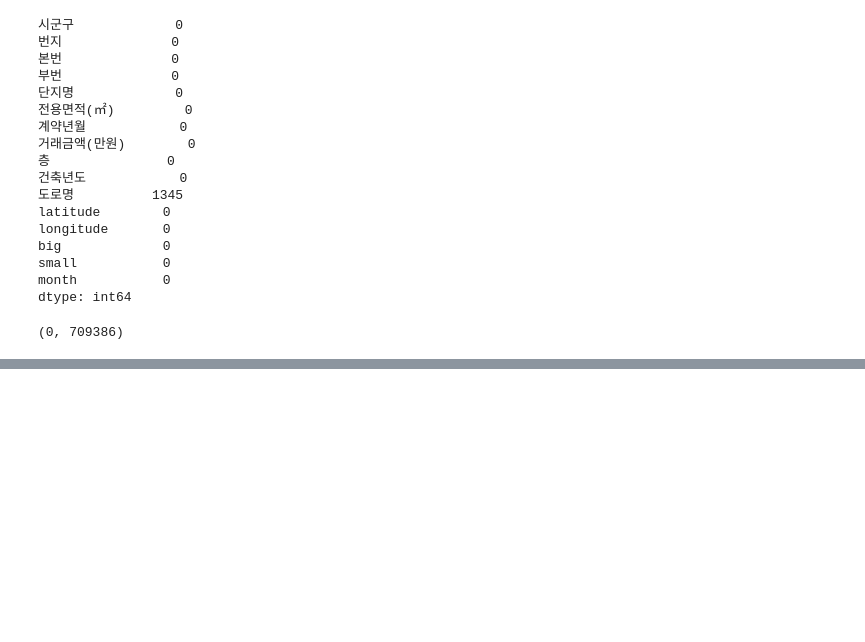
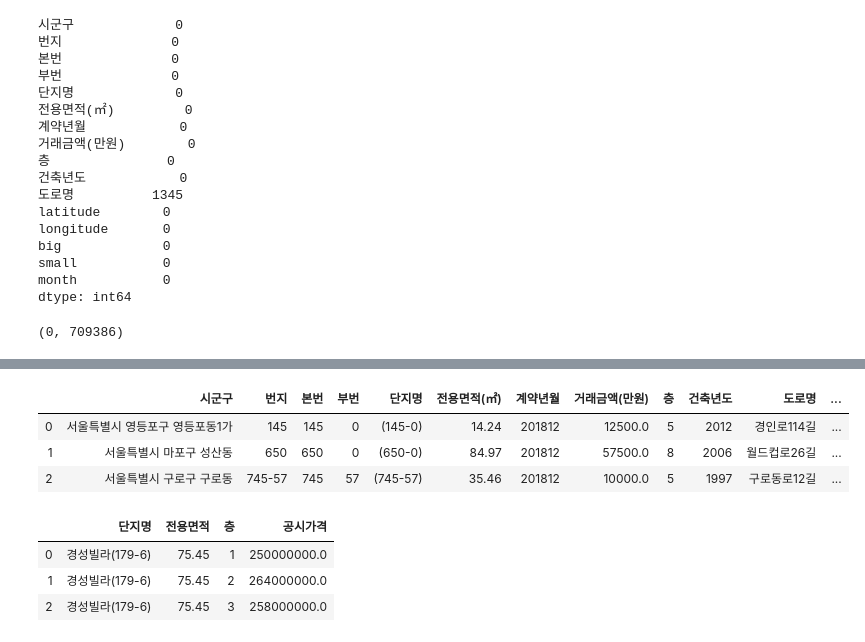
Before and after one commit to parapara157/RealEstate, a Jupyter notebook: 3.preprocessBeforeModeling.ipynb, the cells around one changed output, grey strips where cells are left out. Cells and saved outputs as stored; diff of their text form; code cells hidden in the pictures; blank space fills up the shorter version.

```diff
--- a/3.preprocessBeforeModeling.ipynb
+++ b/3.preprocessBeforeModeling.ipynb
@@ -99,0 +162,24 @@ NameError: name 'estateFunction' is not defined
+# %%
+###원래의 데이터를 train과 test로 나눈어서 test에는 비교를 할 수 있도록 공시가격을 넣어주자
+###train test로 나눔
+finaltest=train.loc[train["계약년월"]>201811].reset_index()
+del finaltest['index']
+finaltrain=train.loc[train["계약년월"]<=201811].reset_index()
+del finaltrain['index']
+finaltest['공시가격']=0
+###public의 층에 문자열있어서 이거를 바꾸어주어야지 비교가가능함
+finaltest['층']=finaltest['층'].apply(str)
+# %%
+finaltest[:3]
+# %% [output]
+|  | 시군구 | 번지 | 본번 | 부번 | 단지명 | 전용면적(㎡) | 계약년월 | 거래금액(만원) | 층 | 건축년도 | 도로명 | ... |
+| 0 | 서울특별시 영등포구 영등포동1가 | 145 | 145 | 0 | (145-0) | 14.24 | 201812 | 12500.0 | 5 | 2012 | 경인로114길 | ... |
+| 1 | 서울특별시 마포구 성산동 | 650 | 650 | 0 | (650-0) | 84.97 | 201812 | 57500.0 | 8 | 2006 | 월드컵로26길 | ... |
+| 2 | 서울특별시 구로구 구로동 | 745-57 | 745 | 57 | (745-57) | 35.46 | 201812 | 10000.0 | 5 | 1997 | 구로동로12길 | ... |
+# %%
+public[:3]
+# %% [output]
+|  | 단지명 | 전용면적 | 층 | 공시가격 |
+| 0 | 경성빌라(179-6) | 75.45 | 1 | 250000000.0 |
+| 1 | 경성빌라(179-6) | 75.45 | 2 | 264000000.0 |
+| 2 | 경성빌라(179-6) | 75.45 | 3 | 258000000.0 |
```
Also changed, not shown: parts of 17 cells of this notebook, 5 other files.
